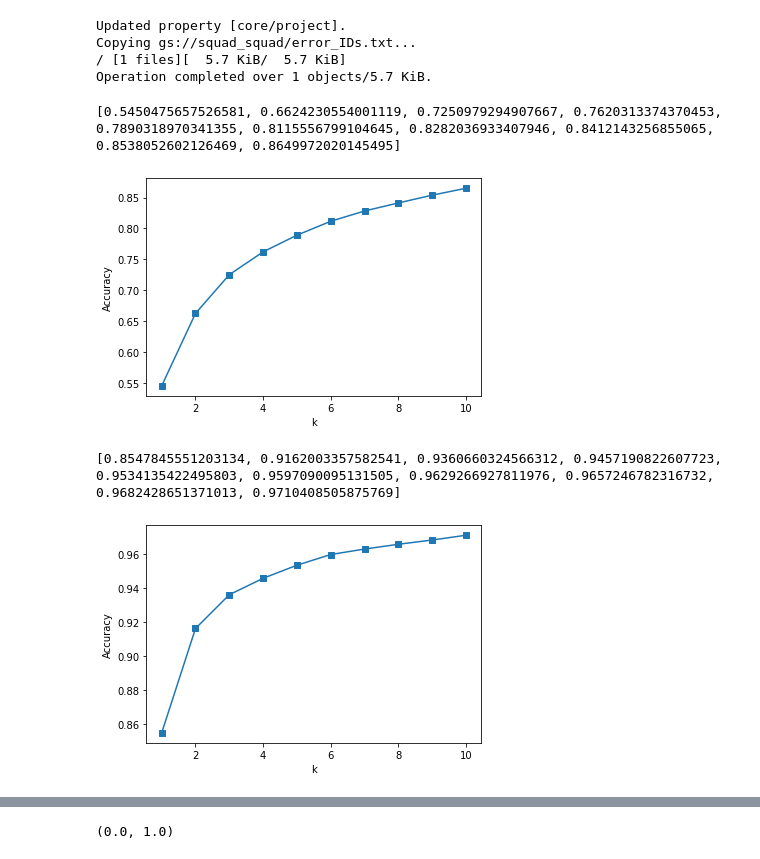
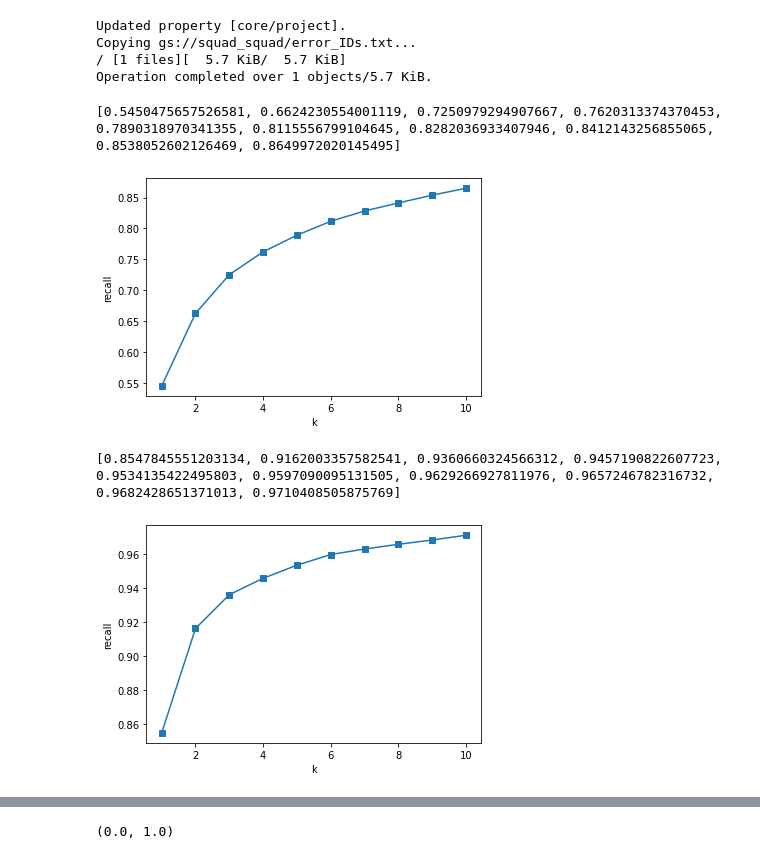
Before and after one commit to the-SQuAD-squad/IR, a Jupyter notebook: IR.ipynb, the cells around one changed output, grey strips where cells are left out. Saved outputs shown, nothing was run; the diff lists cells and outputs as text; code cells hidden in the pictures.

```diff
--- a/IR.ipynb
+++ b/IR.ipynb
@@ -204,30 +188,30 @@ results = cosine_similarity(passage_test_tf_idf, question_tf_idf)
 # %%
 #@title single passage score { form-width: "25%" }
 
 # In this cell we evaluate how effective is tf-idf in finding the right passage for a question
 
-# we compute the result accuracy for each k between 1 and k_results:
+# we compute the result recall for each k between 1 and k_results:
 # in particular, for each question we take the k most probable passages and check
 # if the right passage is among them
 k_results = 10
 
 tp = 0 #true positives
-accuracy = []
+recall = []
 for k in tqdm(range(1, k_results+1)):
     for j,result in enumerate(results.T):
         result = np.argsort(result)
         if df_original_test['passage'].tolist()[j] in [text for text in passage_test[result[-k:].tolist()]]:
             tp+=1
-    accuracy.append(tp/len(df_original_test))
+    recall.append(tp/len(df_original_test))
     tp = 0
 
-print(accuracy,sep='\n')
-plt.plot(list(range(1, k_results+1)),accuracy,"-s");
+print(recall,sep='\n')
+plt.plot(list(range(1, k_results+1)),recall,"-s");
 plt.xlabel("k");
-plt.ylabel("Accuracy");
+plt.ylabel("recall");
 # %% [output]
 [0.5450475657526581, 0.6624230554001119, 0.7250979294907667, 0.7620313374370453, 0.7890318970341355, 0.8115556799104645, 0.8282036933407946, 0.8412143256855065, 0.8538052602126469, 0.8649972020145495]
-[figure, old version]
+[figure, new version]
 # %%
 #@title full document score { form-width: "25%" }
 
@@ -237,7 +221,7 @@ passage_group = df_original_test.groupby('passage').groups
 
 k_results = 10
 tp = 0
-document_accuracy = []
+document_recall = []
 for k in tqdm(range(1,k_results+1)):
     for j,result in enumerate(results.T):
         result = np.argsort(result)
@@ -245,14 +229,14 @@ for k in tqdm(range(1,k_results+1)):
             if df_original_test["title"].tolist()[j] == df_original_test.loc[passage_group[passage_test[result[-h]]][0]]['title']:
                 tp+=1
                 break
-    document_accuracy.append(tp/len(df_original_test))
+    document_recall.append(tp/len(df_original_test))
     tp = 0
 
-print(document_accuracy,sep='\n')
-plt.plot(list(range(1, k_results+1)),document_accuracy,"-s");
+print(document_recall,sep='\n')
+plt.plot(list(range(1, k_results+1)),document_recall,"-s");
 plt.xlabel("k");
-plt.ylabel("Accuracy");
+plt.ylabel("recall");
 # %% [output]
 [0.8547845551203134, 0.9162003357582541, 0.9360660324566312, 0.9457190822607723, 0.9534135422495803, 0.9597090095131505, 0.9629266927811976, 0.9657246782316732, 0.9682428651371013, 0.9710408505875769]
-[figure, old version]
+[figure, new version]
 # %%
```
Also changed, not shown: parts of 4 cells of this notebook.
